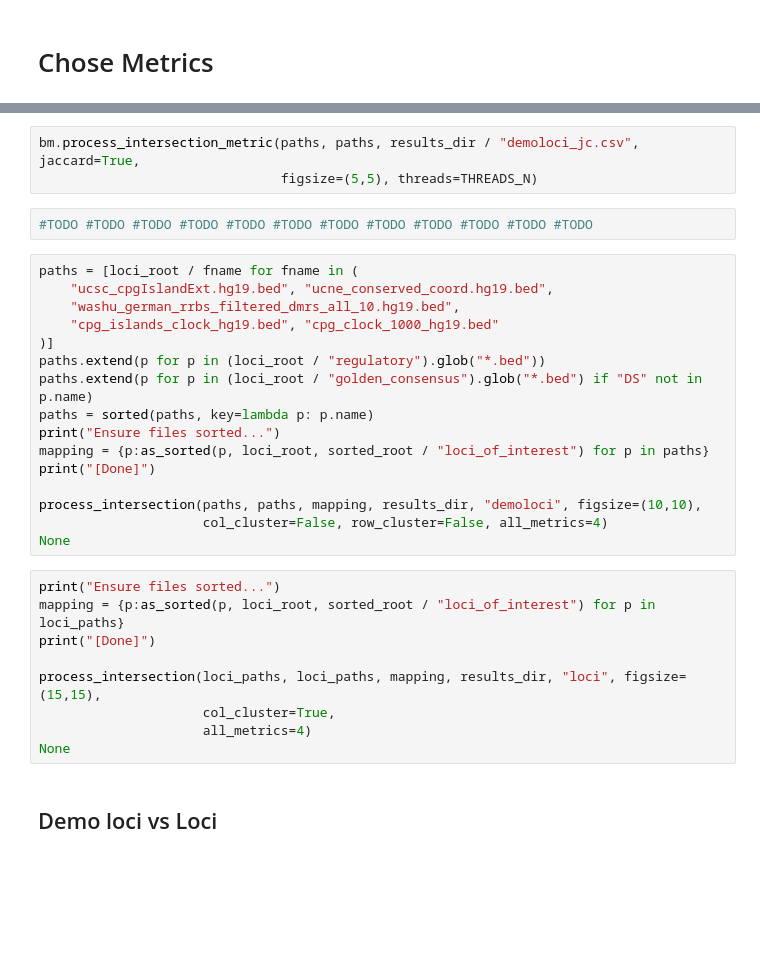
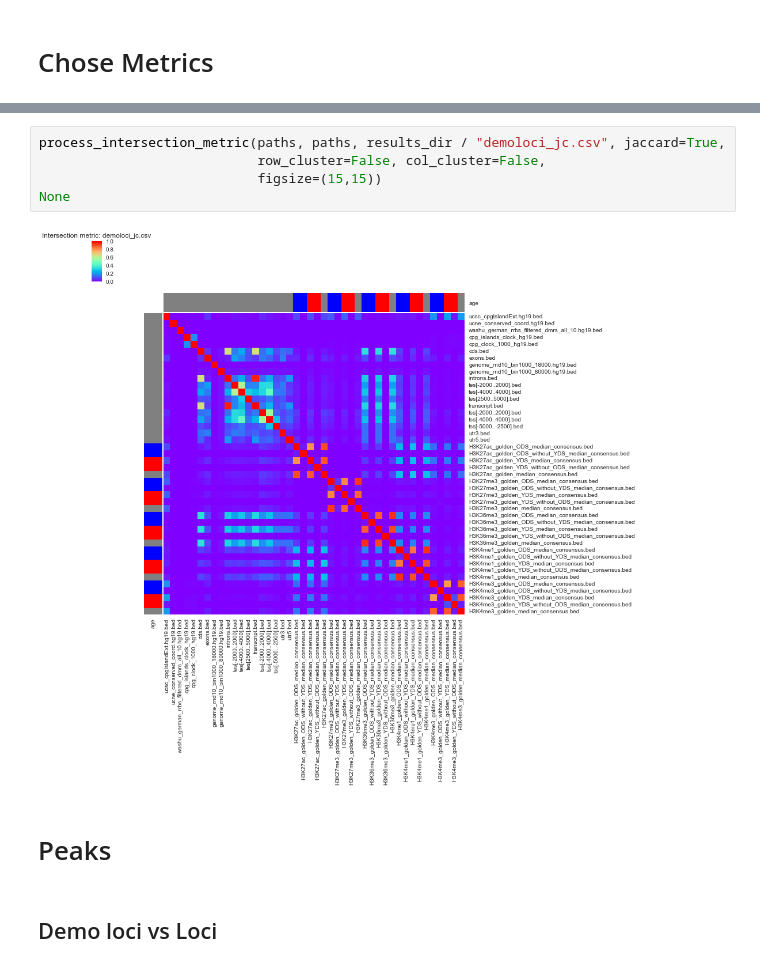
Before and after one commit to JetBrains-Research/washu, a Jupyter notebook: notebooks/Interesting Bed vs ChromHMM.ipynb, the cells around one changed output, grey strips where cells are left out. Saved outputs shown, nothing was run; the diff lists cells and outputs as text; blank space fills up the shorter version.

```diff
--- a/notebooks/Interesting Bed vs ChromHMM.ipynb
+++ b/notebooks/Interesting Bed vs ChromHMM.ipynb
@@ -434,33 +308,12 @@ bm.process_intersection_metric(paths, paths, results_dir / "demoloci.csv", figsi
 # %%
-bm.process_intersection_metric(paths, paths, results_dir / "demoloci_jc.csv", jaccard=True,
-                               figsize=(5,5), threads=THREADS_N)
+process_intersection_metric(paths, paths, results_dir / "demoloci_jc.csv", jaccard=True,
+                            row_cluster=False, col_cluster=False,
+                            figsize=(15,15))
+None
+# %% [output]
+[figure, added]
-# %%
-#TODO #TODO #TODO #TODO #TODO #TODO #TODO #TODO #TODO #TODO #TODO #TODO
-# %%
-paths = [loci_root / fname for fname in (
-    "ucsc_cpgIslandExt.hg19.bed", "ucne_conserved_coord.hg19.bed",
-    "washu_german_rrbs_filtered_dmrs_all_10.hg19.bed",
-    "cpg_islands_clock_hg19.bed", "cpg_clock_1000_hg19.bed"
-)]
-paths.extend(p for p in (loci_root / "regulatory").glob("*.bed"))
-paths.extend(p for p in (loci_root / "golden_consensus").glob("*.bed") if "DS" not in p.name)
-paths = sorted(paths, key=lambda p: p.name)
-print("Ensure files sorted...")
-mapping = {p:as_sorted(p, loci_root, sorted_root / "loci_of_interest") for p in paths}
-print("[Done]")
-
-process_intersection(paths, paths, mapping, results_dir, "demoloci", figsize=(10,10),
-                     col_cluster=False, row_cluster=False, all_metrics=4)
-None
-# %%
-print("Ensure files sorted...")
-mapping = {p:as_sorted(p, loci_root, sorted_root / "loci_of_interest") for p in loci_paths}
-print("[Done]")
-
-process_intersection(loci_paths, loci_paths, mapping, results_dir, "loci", figsize=(15,15),
-                     col_cluster=True,
-                     all_metrics=4)
-None
+# %% [markdown]
+# Peaks
 # %% [markdown]
 ## Demo loci vs Loci
 # %%
```
Also changed, not shown: parts of 34 cells of this notebook.
